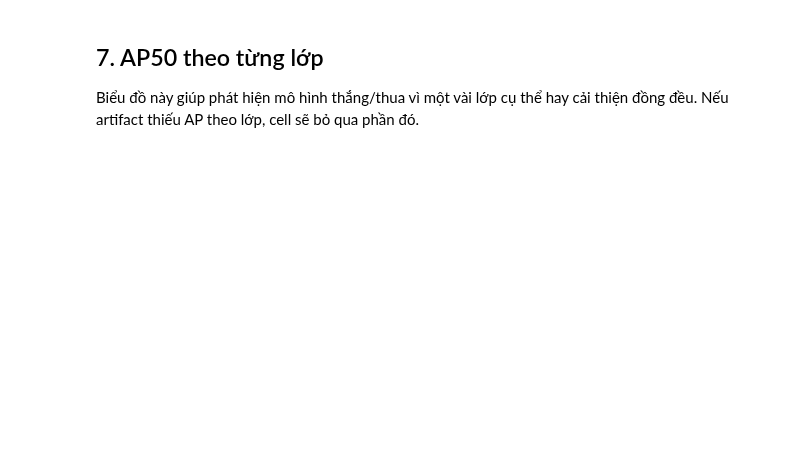
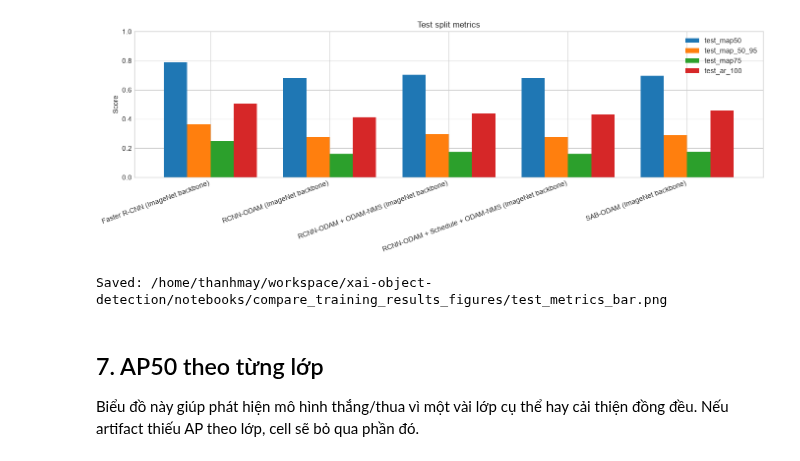
Before and after one commit to Thanhmay2406/xai-object-detection, a Jupyter notebook: notebooks/compare_training_results.ipynb, the cells around one changed output. Drawn from its saved outputs; the diff is of its cells as text; code cells hidden in the pictures; blank space fills up the shorter version.

```diff
--- a/notebooks/compare_training_results.ipynb
+++ b/notebooks/compare_training_results.ipynb
@@ -519,5 +849,8 @@ if training_curves_path:
 # %%
 def plot_test_bars(summary_df: pd.DataFrame) -> Path | None:
+    if not HAS_MATPLOTLIB:
+        print("matplotlib is unavailable; skipped test metric bar plot.")
+        return None
     metrics = ["test_map50", "test_map_50_95", "test_map75", "test_ar_100"]
     available = [m for m in metrics if m in summary_df.columns and summary_df[m].notna().any()]
     if summary_df.empty or not available:
@@ -525,13 +858,13 @@ def plot_test_bars(summary_df: pd.DataFrame) -> Path | None:
         return None
 
     plot_df = summary_df.set_index("run")[available].apply(pd.to_numeric, errors="coerce")
-    ax = plot_df.plot(kind="bar", figsize=(11, 5), width=0.78)
+    ax = plot_df.plot(kind="bar", figsize=(14, 5), width=0.78)
     ax.set_title("Test split metrics")
     ax.set_ylabel("Score")
     ax.set_xlabel("")
     ax.set_ylim(0, max(1.0, float(np.nanmax(plot_df.to_numpy())) * 1.15))
     ax.legend(loc="best")
-    plt.xticks(rotation=0, ha="center")
+    plt.xticks(rotation=20, ha="right")
     plt.tight_layout()
 
     path = REPORT_DIR / "test_metrics_bar.png"
@@ -541,8 +874,23 @@ def plot_test_bars(summary_df: pd.DataFrame) -> Path | None:
 
 
 if not SUMMARY_DF.empty:
-    display(SUMMARY_DF[[c for c in ["run", "test_map50", "test_map_50_95", "test_map75", "test_ar_100", "test_pred_total", "test_gt_total"] if c in SUMMARY_DF.columns]])
+    display_columns = [
+        "run",
+        "test_map50",
+        "test_map_50_95",
+        "test_map75",
+        "test_ar_100",
+        "test_pred_total",
+        "test_gt_total",
+        "test_loss_total",
+        "test_loss_rcnn_match",
+        "test_loss_sab_edge",
+        "test_loss_sab_inside",
+        "test_loss_sab_scale",
+    ]
+    display(SUMMARY_DF[[c for c in display_columns if c in SUMMARY_DF.columns]])
 
 test_bar_path = plot_test_bars(SUMMARY_DF)
 if test_bar_path:
     print(f"Saved: {test_bar_path}")
+# %% [output]
@@ -549,3 +903,5 @@ if test_bar_path:
+[figure, added]
+Saved: /home/thanhmay/workspace/xai-object-detection/notebooks/compare_training_results_figures/test_metrics_bar.png
 # %% [markdown]
 ## 7. AP50 theo từng lớp
 
```
Also changed, not shown: parts of 17 cells of this notebook, 8 other files.
